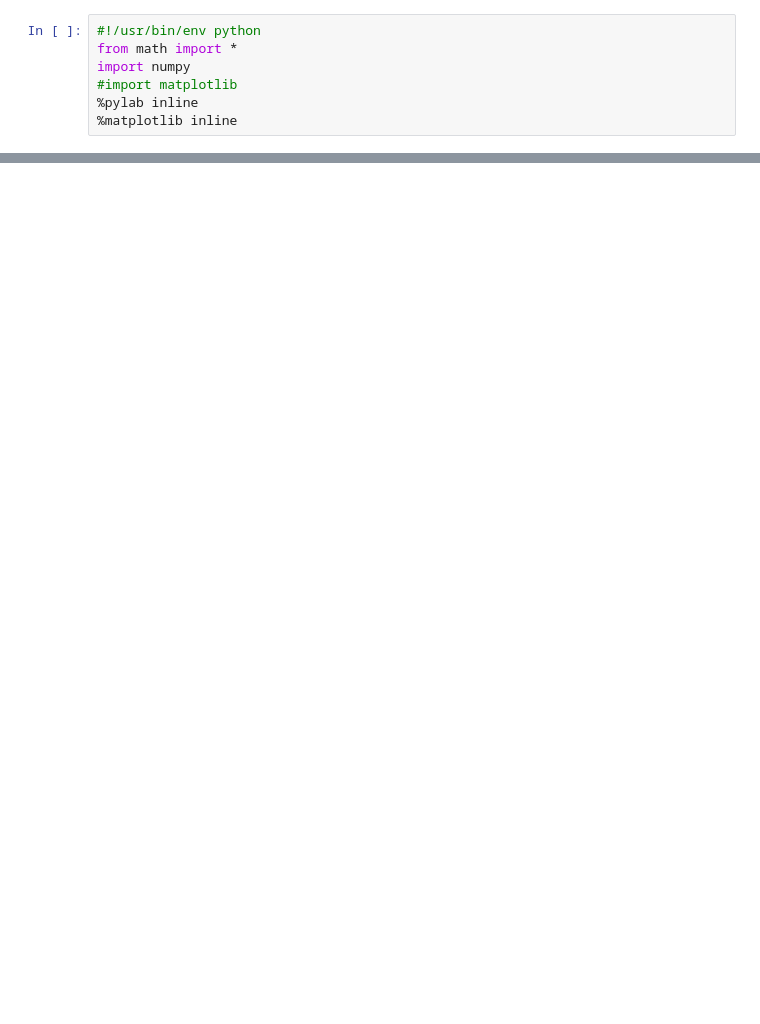
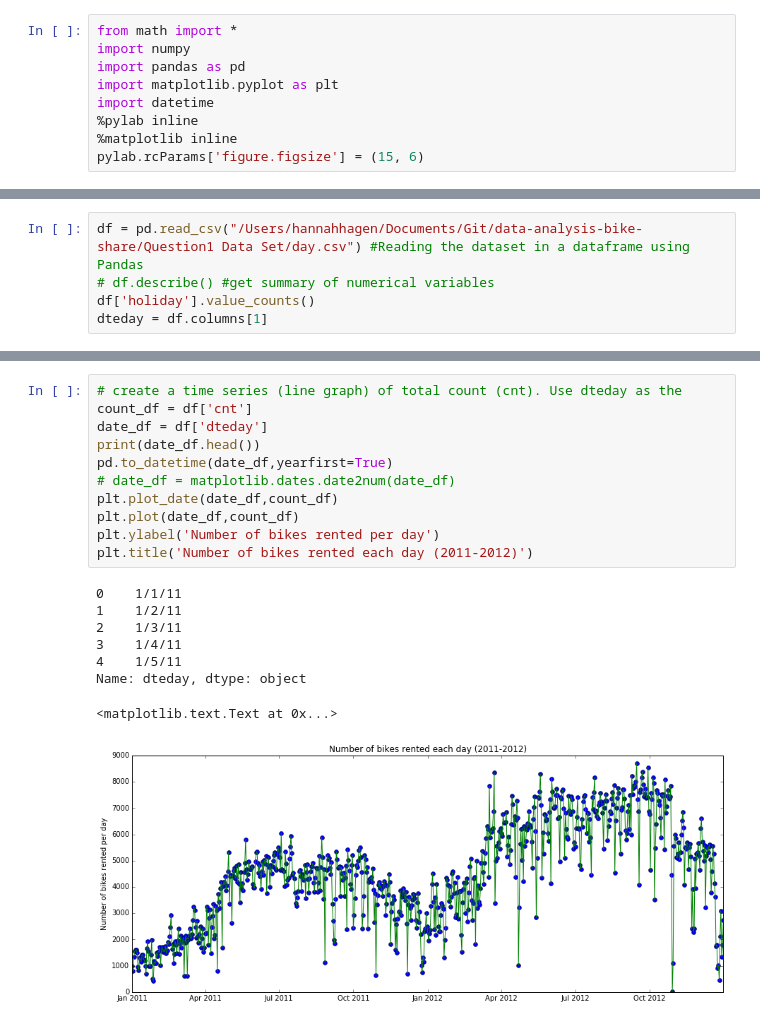
Before and after one commit to hannahlaura44/data-analysis, a Jupyter notebook: Untitled.ipynb, the cells around one changed output, grey strips where cells are left out. Cells and saved outputs as stored; diff of their text form; blank space fills up the shorter version.

Commit message:
time series of total count

```diff
--- a/Untitled.ipynb
+++ b/Untitled.ipynb
@@ -6,9 +10,11 @@
 # %%
-#!/usr/bin/env python
 from math import *
 import numpy
-#import matplotlib
+import pandas as pd
+import matplotlib.pyplot as plt
+import datetime
 %pylab inline
 %matplotlib inline
+pylab.rcParams['figure.figsize'] = (15, 6)
 # %% [output]
 Populating the interactive namespace from numpy and matplotlib
@@ -29,0 +21,5 @@ sys.executable
+# %%
+df = pd.read_csv("/Users/hannahhagen/Documents/Git/data-analysis-bike-share/Question1 Data Set/day.csv") #Reading the dataset in a dataframe using Pandas
+# df.describe() #get summary of numerical variables
+df['holiday'].value_counts()
+dteday = df.columns[1]
@@ -29,0 +35,20 @@ sys.executable
+# %%
+# create a time series (line graph) of total count (cnt). Use dteday as the
+count_df = df['cnt']
+date_df = df['dteday']
+print(date_df.head())
+pd.to_datetime(date_df,yearfirst=True)
+# date_df = matplotlib.dates.date2num(date_df)
+plt.plot_date(date_df,count_df)
+plt.plot(date_df,count_df)
+plt.ylabel('Number of bikes rented per day')
+plt.title('Number of bikes rented each day (2011-2012)')
+# %% [output]
+0    1/1/11
+1    1/2/11
+2    1/3/11
+3    1/4/11
+4    1/5/11
+Name: dteday, dtype: object
+<matplotlib.text.Text at 0x...>
+[figure, added]
```
Also changed, not shown: parts of 6 cells of this notebook, 3 other files.
